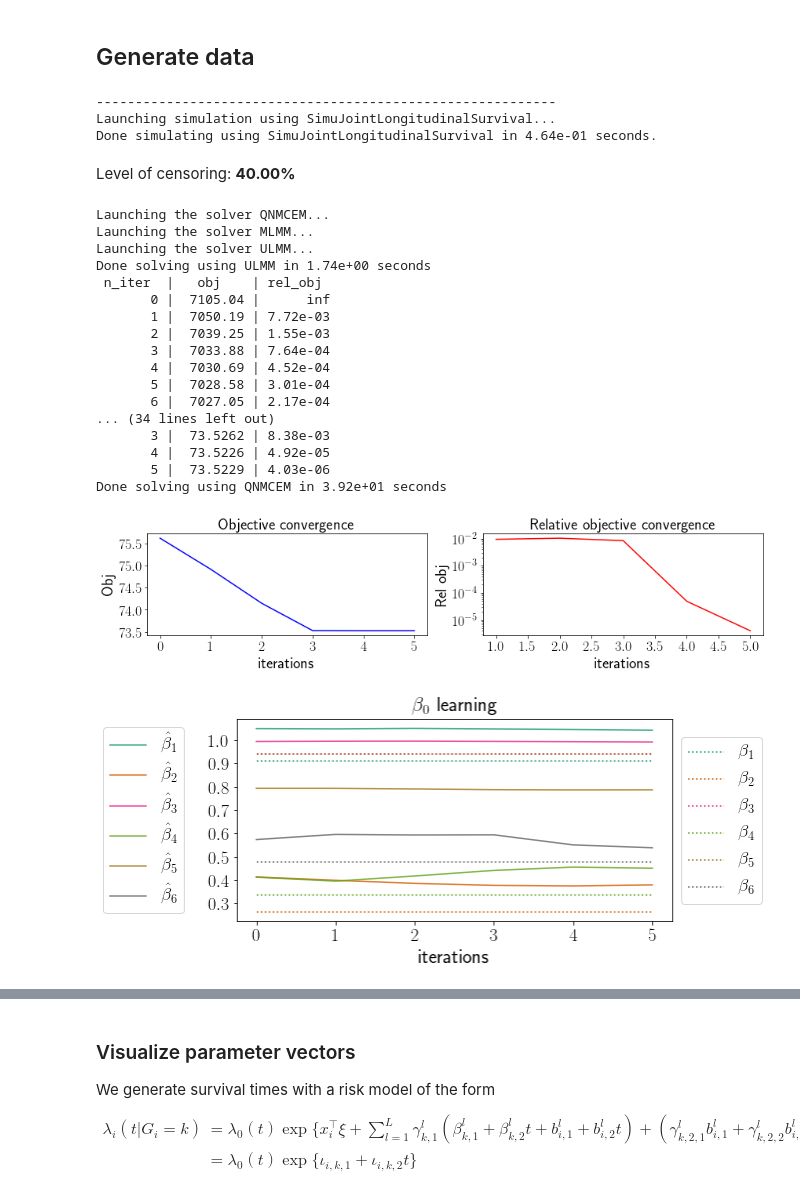
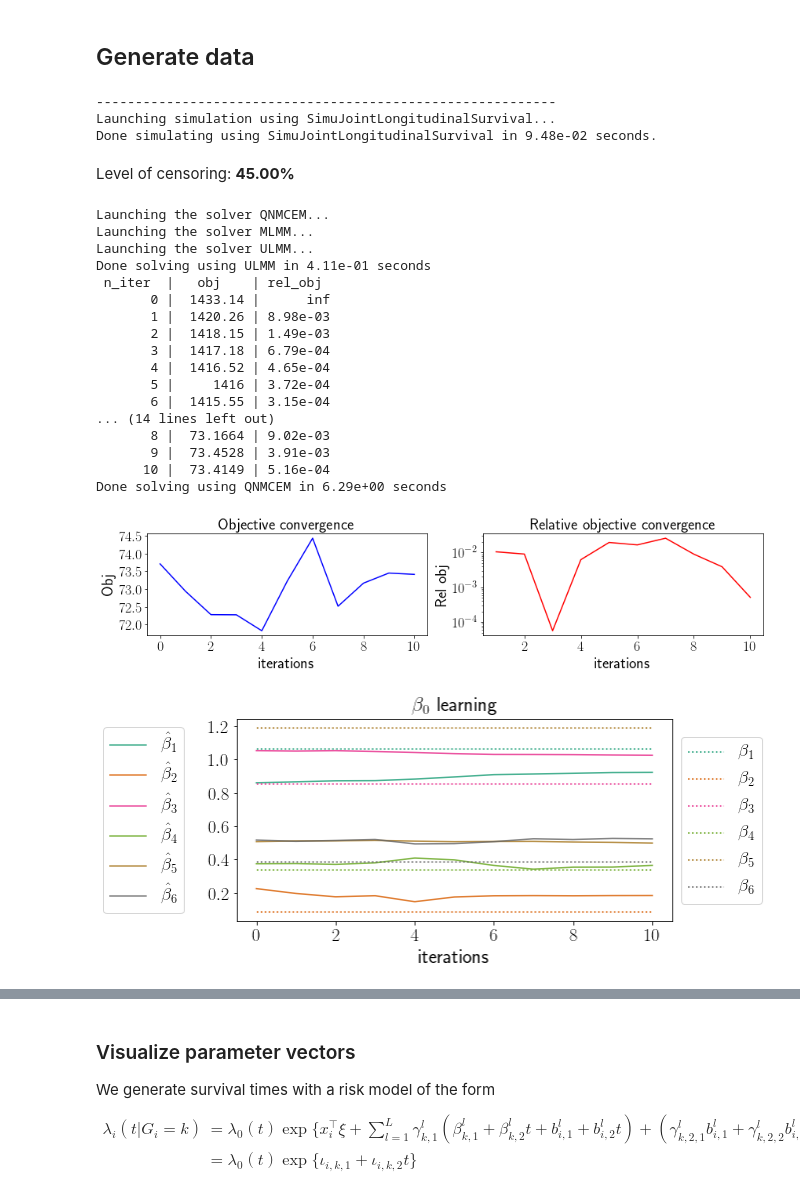
Before and after one commit to Califrais/flash, a Jupyter notebook: Lights tutorial.ipynb, the cells around one changed output, grey strips where cells are left out. Cells and saved outputs as stored; diff of their text form; code cells hidden in the pictures.

```diff
--- a/Lights tutorial.ipynb
+++ b/Lights tutorial.ipynb
@@ -26,62 +26,63 @@ def printmd(string):
 ## Generate data
 # %%
 n_long_features = 3
-simu = SimuJointLongitudinalSurvival(seed=123, n_long_features=n_long_features, n_time_indep_features=5, n_samples=100)
+simu = SimuJointLongitudinalSurvival(seed=123, n_long_features=n_long_features, n_time_indep_features=5, n_samples=20)
 X, Y, T, delta = simu.simulate()
 
 printmd("\nLevel of censoring: **%.2f%%**" % (100*(1 - delta.mean())))
 # %% [output]
 -----------------------------------------------------------
 Launching simulation using SimuJointLongitudinalSurvival...
-Done simulating using SimuJointLongitudinalSurvival in 4.64e-01 seconds.
+Done simulating using SimuJointLongitudinalSurvival in 9.48e-02 seconds.
 
-Level of censoring: **40.00%**
+Level of censoring: **45.00%**
 # %%
 from lights.inference import QNMCEM
 
 ## Choose parameters ##
 tol = 1e-6            # tolerance for the convergence stopping criterion
 eta = 0.3             # parameter controlling the trade-off between l1
                       # and l2 regularization in the elasticNet
 gamma_chosen = '1se'  # way to select l_elasticNet_chosen: '1se' or 'min'
 warm_start = True     # at each L-BGFS-B iteration, reset beta to 0 or take
                       # the previous value
 grid_size = 30        # grid size for the cross validation procedure
 metric = 'C-index'    # cross-validation metric: 'log_lik' or 'C-index'
 
 # declare learner here
 fixed_effect_time_order = 1
-qnmcem = QNMCEM(fixed_effect_time_order=fixed_effect_time_order, max_iter=40, initialize=True, print_every=1)
+qnmcem = QNMCEM(fixed_effect_time_order=fixed_effect_time_order, max_iter=10, initialize=True, print_every=1,
+               compute_obj=True)
 # qnmcem.fit(X_train, Y_train, T_train, delta_train)
 qnmcem.fit(X, Y, T, delta)
 
 # Visualize learning
 visualize_vect_learning(qnmcem, "obj")
 
 ## Cross-validation ##
 
 ## Run selected model with l_elasticNet_chosen ##
 
 # run final fit here
 # %% [output]
 Launching the solver QNMCEM...
 Launching the solver MLMM...
 Launching the solver ULMM...
-Done solving using ULMM in 1.74e+00 seconds
+Done solving using ULMM in 4.11e-01 seconds
  n_iter  |   obj    | rel_obj
-       0 |  7105.04 |      inf
-       1 |  7050.19 | 7.72e-03
-       2 |  7039.25 | 1.55e-03
-       3 |  7033.88 | 7.64e-04
-       4 |  7030.69 | 4.52e-04
-       5 |  7028.58 | 3.01e-04
-       6 |  7027.05 | 2.17e-04
-... (34 lines left out)
-       3 |  73.5262 | 8.38e-03
-       4 |  73.5226 | 4.92e-05
-       5 |  73.5229 | 4.03e-06
-Done solving using QNMCEM in 3.92e+01 seconds
+       0 |  1433.14 |      inf
+       1 |  1420.26 | 8.98e-03
+       2 |  1418.15 | 1.49e-03
+       3 |  1417.18 | 6.79e-04
+       4 |  1416.52 | 4.65e-04
+       5 |     1416 | 3.72e-04
+       6 |  1415.55 | 3.15e-04
+... (14 lines left out)
+       8 |  73.1664 | 9.02e-03
+       9 |  73.4528 | 3.91e-03
+      10 |  73.4149 | 5.16e-04
+Done solving using QNMCEM in 6.29e+00 seconds
-[figure, old version]
+[figure, new version]
 # %%
 # Visualize beta_0
 true_beta = simu.fixed_effect_coeffs[0].reshape(-1, 1)
@@ -90,7 +91,7 @@ leg1 = [r"$\hat \beta_%s$" % j for j in range(1, to)]
 leg2 = [r"$\beta_%s$" % j for j in range(1, to)]
 visualize_vect_learning(qnmcem, "beta_0", r"$\beta_0$", true_beta, leg1, leg2)
 # %% [output]
-[figure, old version]
+[figure, new version]
 # %%
 # Visualize phi
 true_phi = np.array([simu.std_error ** 2] * simu.n_long_features).reshape(-1, 1)
```
Also changed, not shown: parts of 3 cells of this notebook.
